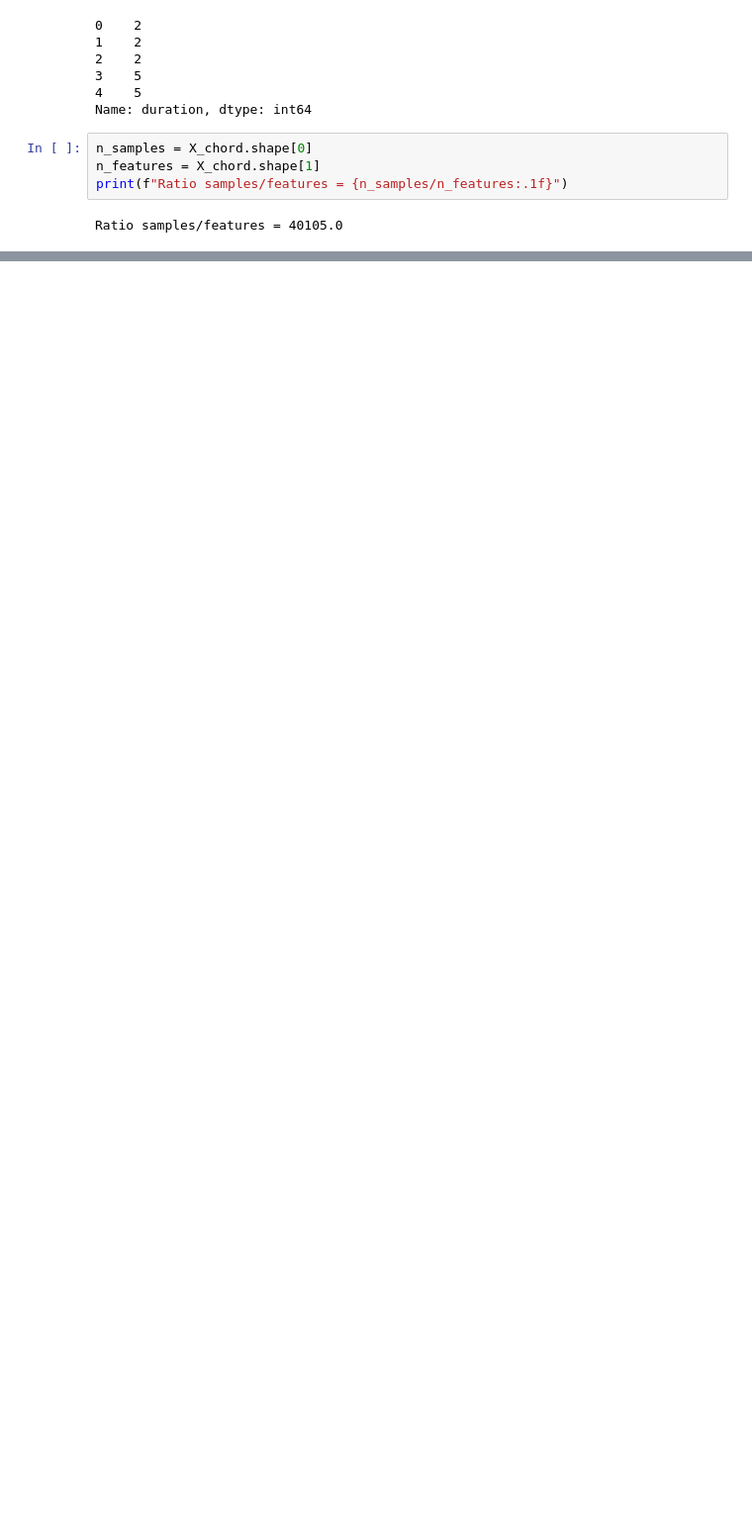
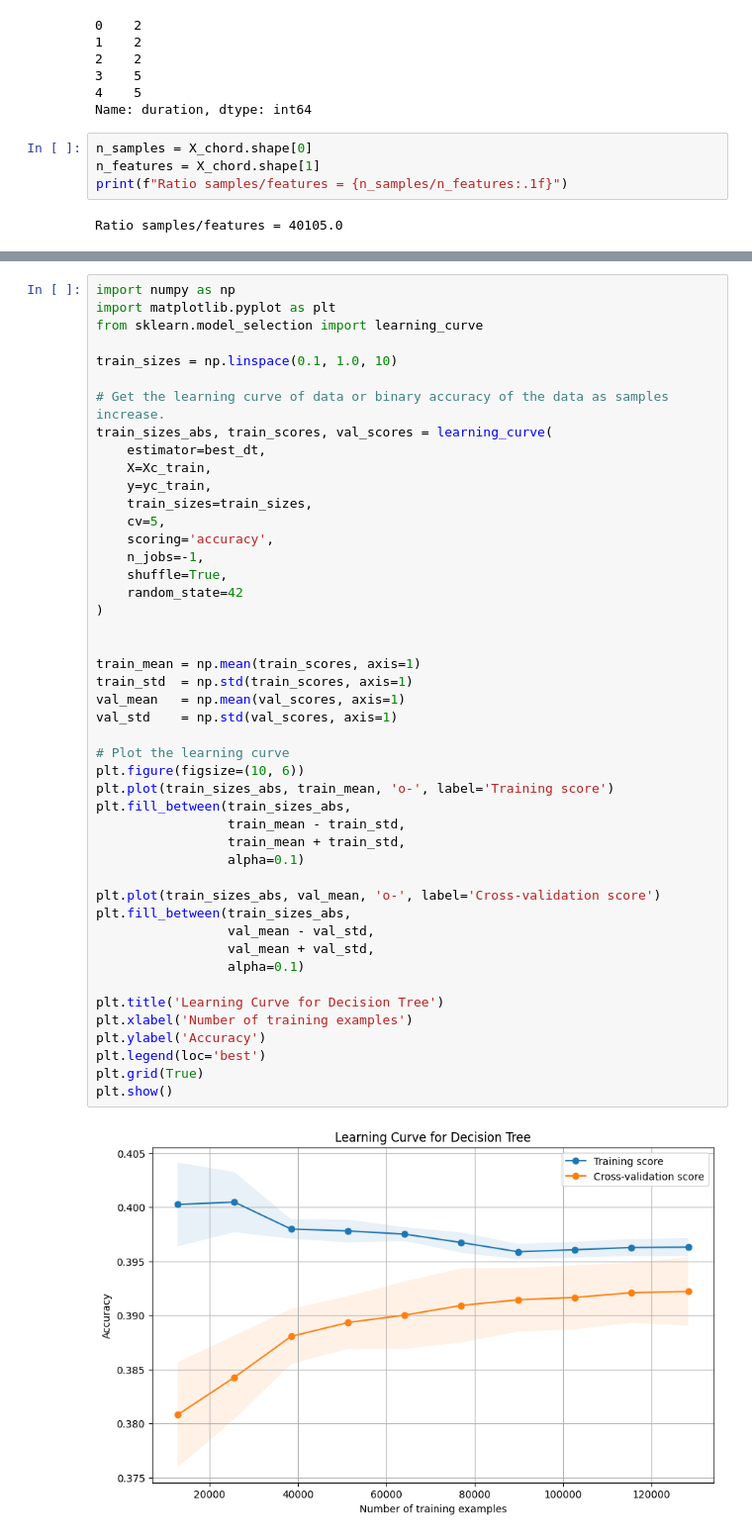
Before and after one commit to er-su/music_gen, a Jupyter notebook: decision_tree/tree_generation.ipynb, the cells around one changed output, grey strips where cells are left out. Shown: that part at 99% size. Cells and saved outputs as stored; diff of their text form; blank space fills up the shorter version.

```diff
--- a/decision_tree/tree_generation.ipynb
+++ b/decision_tree/tree_generation.ipynb
@@ -196,0 +226,48 @@ NameError: name 'IncrementalRBFSVC' is not defined
+# %%
+import numpy as np
+import matplotlib.pyplot as plt
+from sklearn.model_selection import learning_curve
+
+train_sizes = np.linspace(0.1, 1.0, 10)
+
+# Get the learning curve of data or binary accuracy of the data as samples increase.
+train_sizes_abs, train_scores, val_scores = learning_curve(
+    estimator=best_dt,
+    X=Xc_train,
+    y=yc_train,
+    train_sizes=train_sizes,
+    cv=5,
+    scoring='accuracy',
+    n_jobs=-1,
+    shuffle=True,
+    random_state=42
+)
+
+
+train_mean = np.mean(train_scores, axis=1)
+train_std  = np.std(train_scores, axis=1)
+val_mean   = np.mean(val_scores, axis=1)
+val_std    = np.std(val_scores, axis=1)
+
+# Plot the learning curve
+plt.figure(figsize=(10, 6))
+plt.plot(train_sizes_abs, train_mean, 'o-', label='Training score')
+plt.fill_between(train_sizes_abs,
+                 train_mean - train_std,
+                 train_mean + train_std,
+                 alpha=0.1)
+
+plt.plot(train_sizes_abs, val_mean, 'o-', label='Cross-validation score')
+plt.fill_between(train_sizes_abs,
+                 val_mean - val_std,
+                 val_mean + val_std,
+                 alpha=0.1)
+
+plt.title('Learning Curve for Decision Tree')
+plt.xlabel('Number of training examples')
+plt.ylabel('Accuracy')
+plt.legend(loc='best')
+plt.grid(True)
+plt.show()
+# %% [output]
+[figure, added]
```
Also changed, not shown: parts of 12 cells of this notebook, 3 other files.
